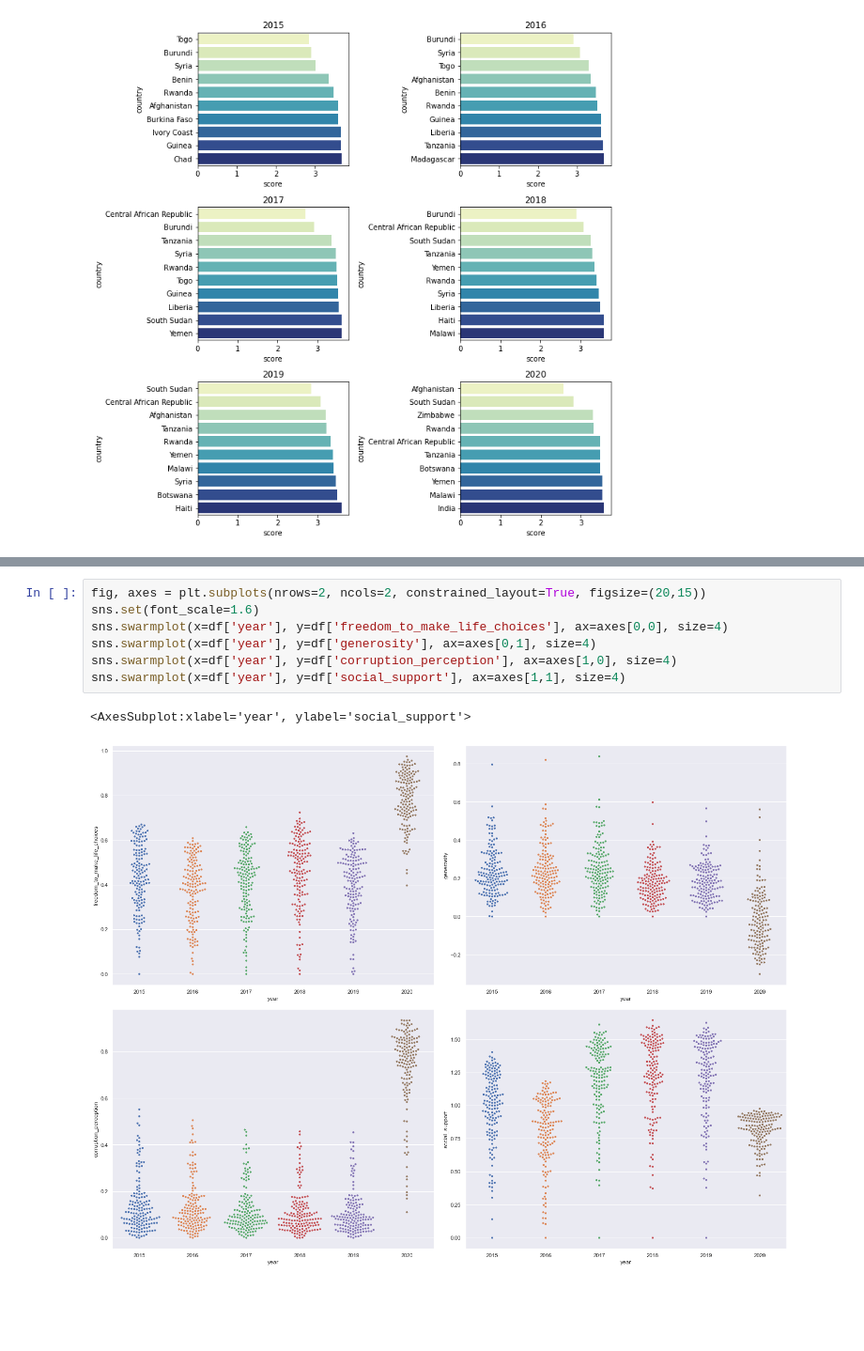
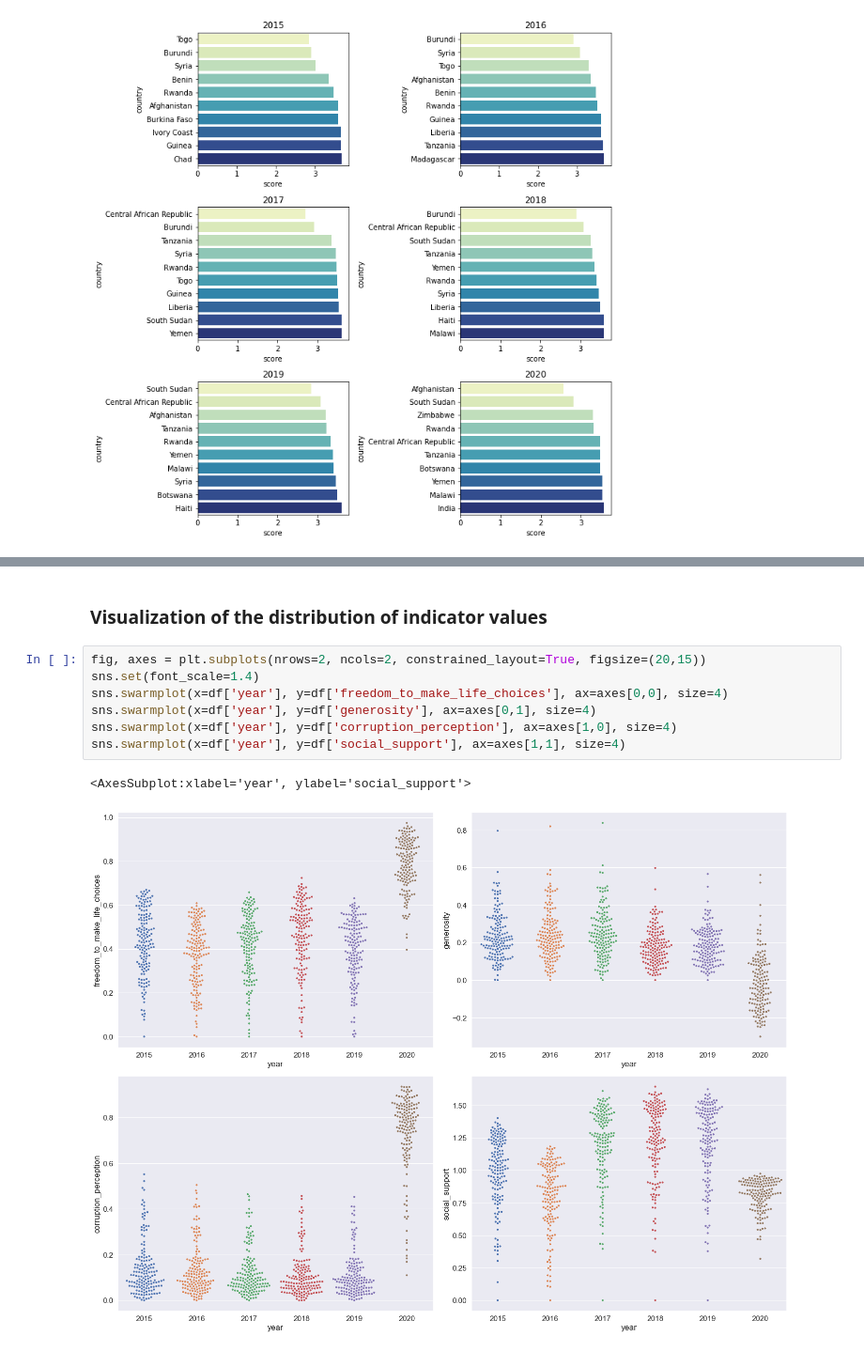
Before and after one commit to Vasily-Vai/World_Happiness_Analysis, a Jupyter notebook: DataAnalysis.ipynb, the cells around one changed output, grey strips where cells are left out. Shown at 94% size. Cells and saved outputs as stored; diff of their text form; blank space fills up the shorter version.

```diff
--- a/DataAnalysis.ipynb
+++ b/DataAnalysis.ipynb
@@ -100,10 +176,12 @@ plt.legend(fontsize=15)
+# %% [markdown]
+### Visualization of the distribution of indicator values
 # %%
 fig, axes = plt.subplots(nrows=2, ncols=2, constrained_layout=True, figsize=(20,15))
-sns.set(font_scale=1.6)
+sns.set(font_scale=1.4)
 sns.swarmplot(x=df['year'], y=df['freedom_to_make_life_choices'], ax=axes[0,0], size=4)
 sns.swarmplot(x=df['year'], y=df['generosity'], ax=axes[0,1], size=4)
 sns.swarmplot(x=df['year'], y=df['corruption_perception'], ax=axes[1,0], size=4)
 sns.swarmplot(x=df['year'], y=df['social_support'], ax=axes[1,1], size=4)
 # %% [output]
 <AxesSubplot:xlabel='year', ylabel='social_support'>
-[figure, old version]
+[figure, new version]
```
Also changed, not shown: parts of 26 cells of this notebook.
